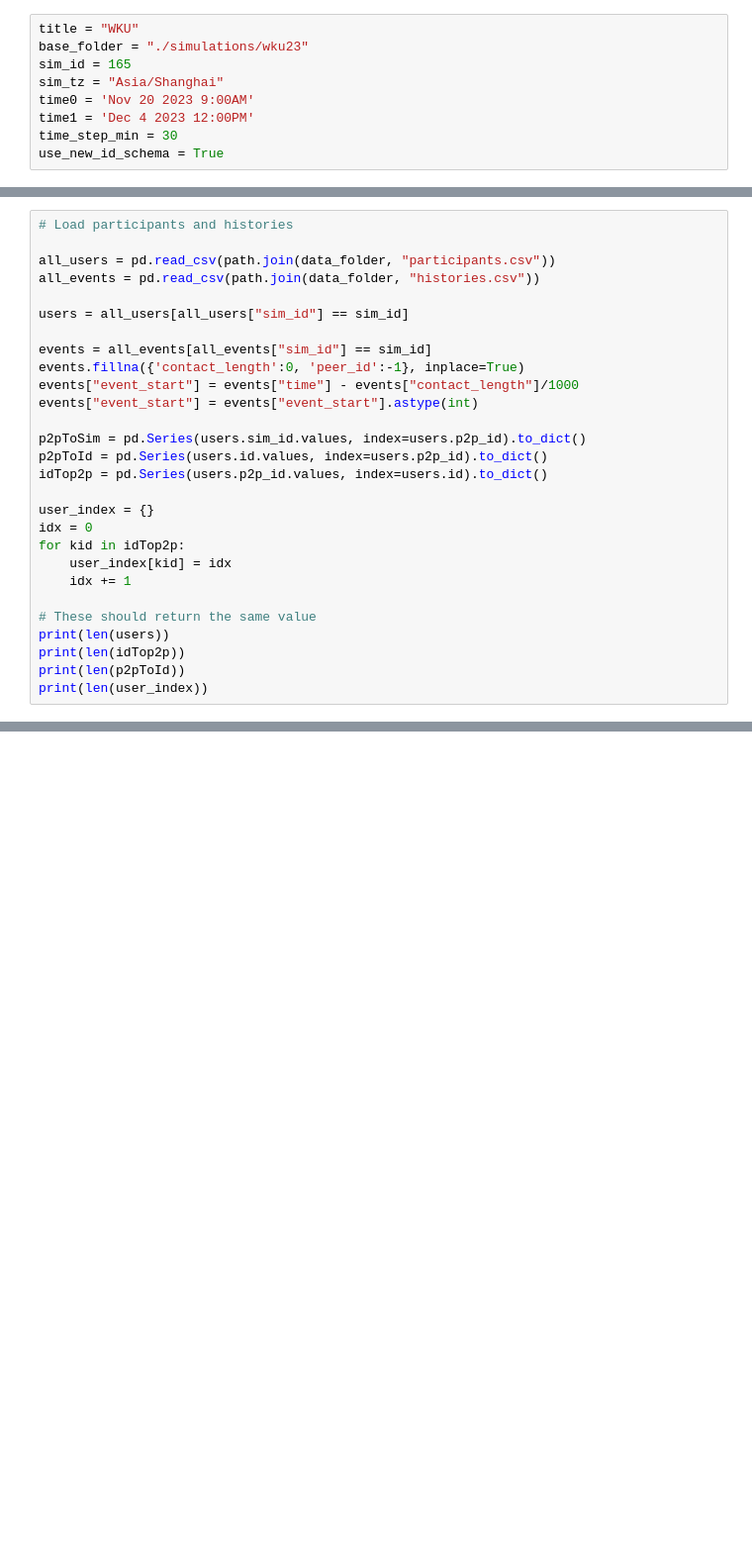
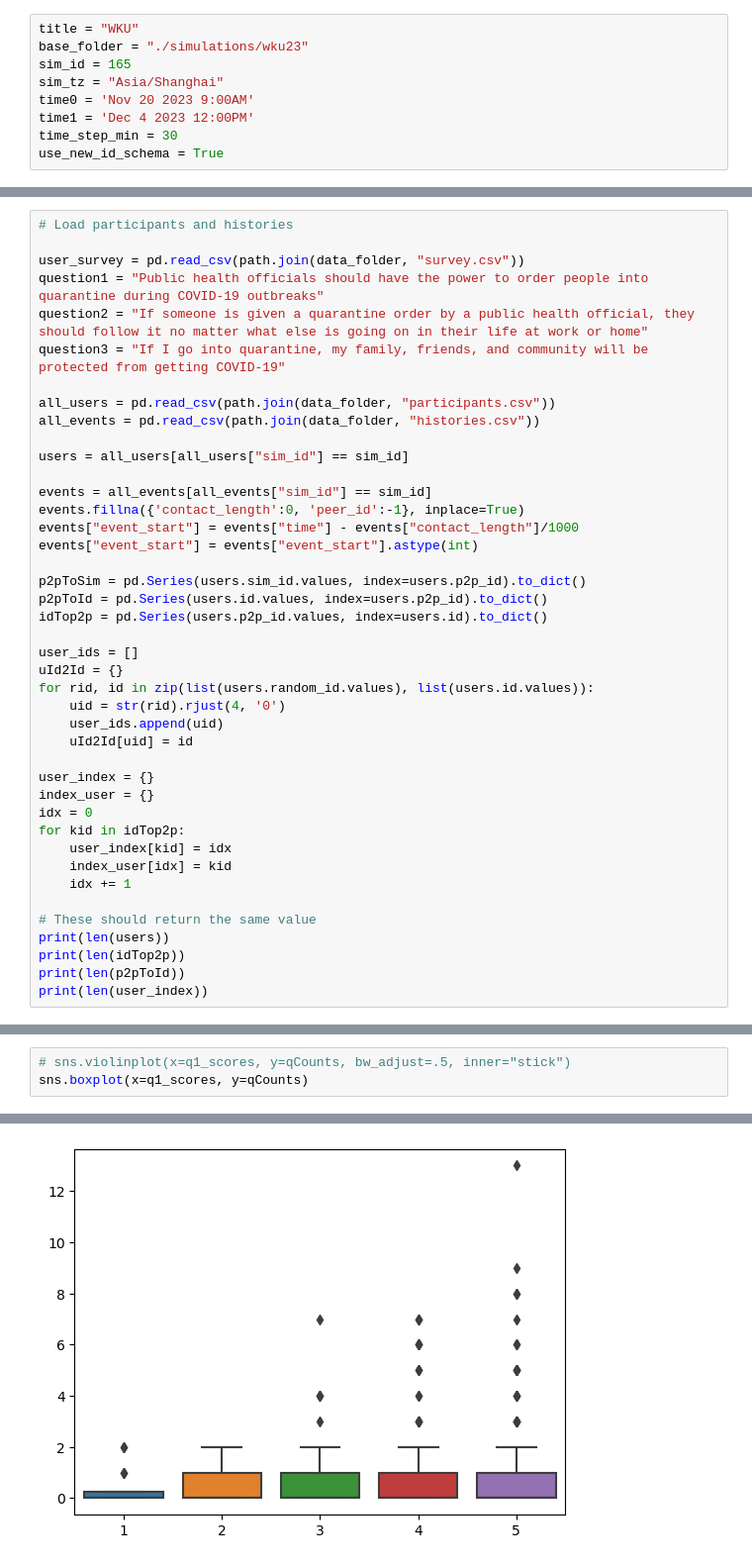
Before and after one commit to colabobio/oo-viz, a Jupyter notebook: plot_behavioral_data.ipynb, the cells around one changed output, grey strips where cells are left out. Shown: that part at 99% size. Cells and saved outputs as stored; diff of their text form; blank space fills up the shorter version.

Commit message:
implemented some analysis of behavioral data

```diff
--- a/plot_behavioral_data.ipynb
+++ b/plot_behavioral_data.ipynb
@@ -59,6 +85,11 @@ def hour_rounder(t):
                +timedelta(hours=t.minute//30))
 # %%
 # Load participants and histories
+
+user_survey = pd.read_csv(path.join(data_folder, "survey.csv"))
+question1 = "Public health officials should have the power to order people into quarantine during COVID-19 outbreaks"
+question2 = "If someone is given a quarantine order by a public health official, they should follow it no matter what else is going on in their life at work or home"
+question3 = "If I go into quarantine, my family, friends, and community will be protected from getting COVID-19"
 
 all_users = pd.read_csv(path.join(data_folder, "participants.csv"))
 all_events = pd.read_csv(path.join(data_folder, "histories.csv"))
@@ -74,10 +105,19 @@ p2pToSim = pd.Series(users.sim_id.values, index=users.p2p_id).to_dict()
 p2pToId = pd.Series(users.id.values, index=users.p2p_id).to_dict()
 idTop2p = pd.Series(users.p2p_id.values, index=users.id).to_dict()
 
+user_ids = []
+uId2Id = {}
+for rid, id in zip(list(users.random_id.values), list(users.id.values)):
+    uid = str(rid).rjust(4, '0')
+    user_ids.append(uid)
+    uId2Id[uid] = id
+
 user_index = {}
+index_user = {}
 idx = 0
 for kid in idTop2p:
     user_index[kid] = idx
+    index_user[idx] = kid
     idx += 1
 
 # These should return the same value
@@ -138,0 +329,4 @@ while t <= tmax:
+# %%
+# sns.violinplot(x=q1_scores, y=qCounts, bw_adjust=.5, inner="stick")
+sns.boxplot(x=q1_scores, y=qCounts)
+# %% [output]
@@ -138,0 +334 @@ while t <= tmax:
+[figure, added]
```
Also changed, not shown: parts of 24 cells of this notebook.
